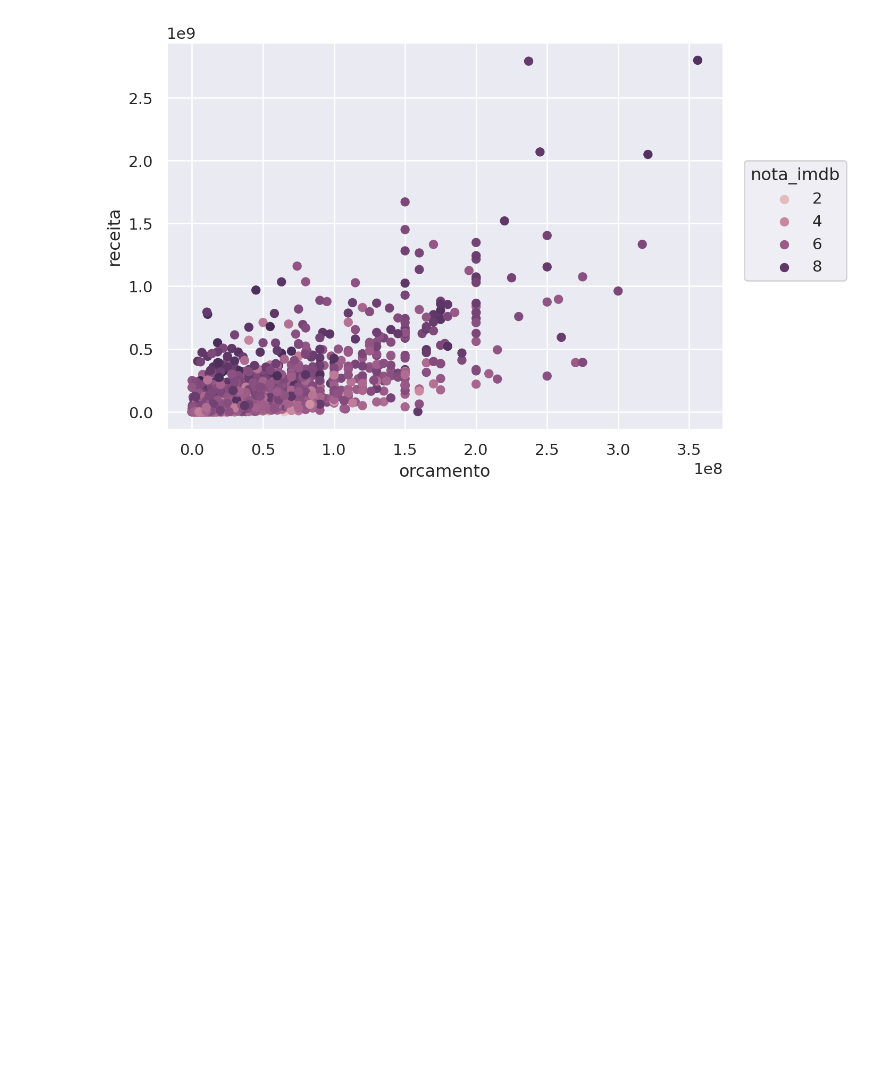
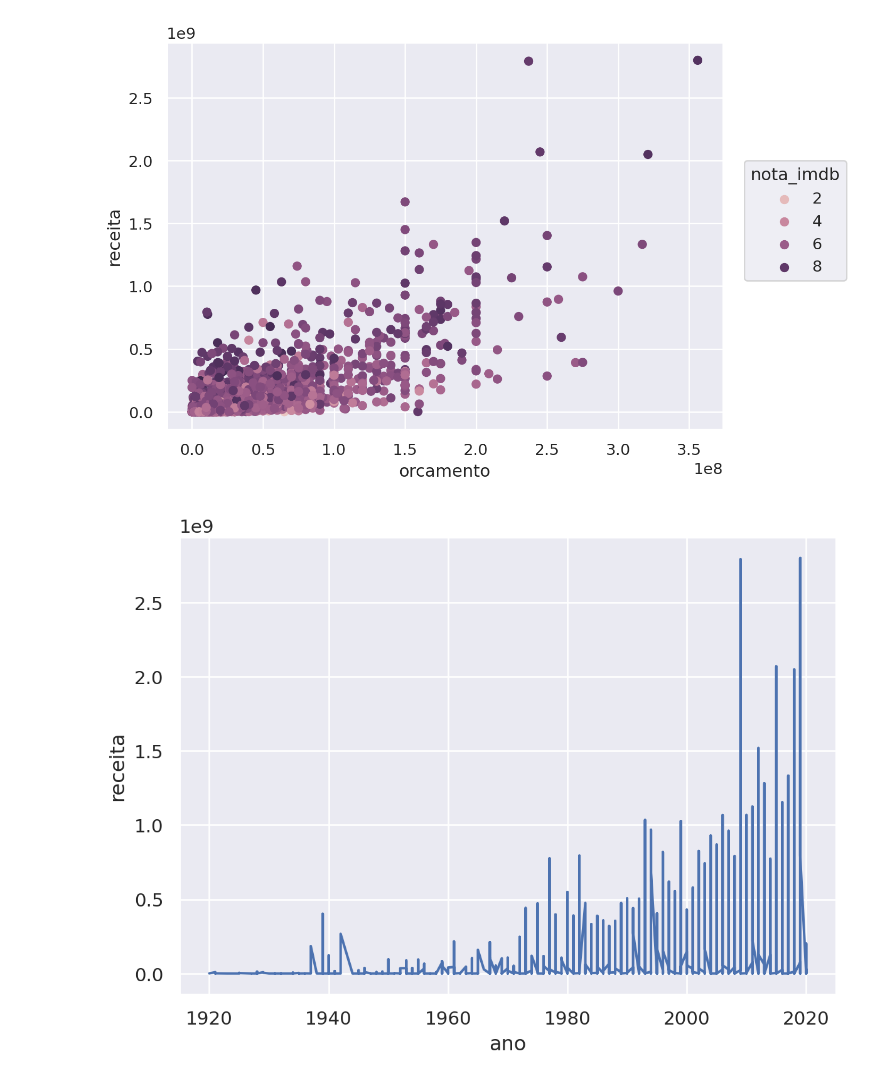
Before and after one commit to denis-or/main-python-r, a Jupyter notebook: notebooks/05-seaborn.ipynb, the cells around one changed output. Saved outputs shown, nothing was run; the diff lists cells and outputs as text; code cells hidden in the pictures; blank space fills up the shorter version.

```diff
--- a/notebooks/05-seaborn.ipynb
+++ b/notebooks/05-seaborn.ipynb
@@ -272,3 +272,10 @@ from seaborn import objects as so
 )
 # %% [output]
 [figure]
+# %%
+(
+    so.Plot(imdb, x="ano", y="receita")
+    .add(so.Line())
+)
+# %% [output]
+[figure, added]
```
